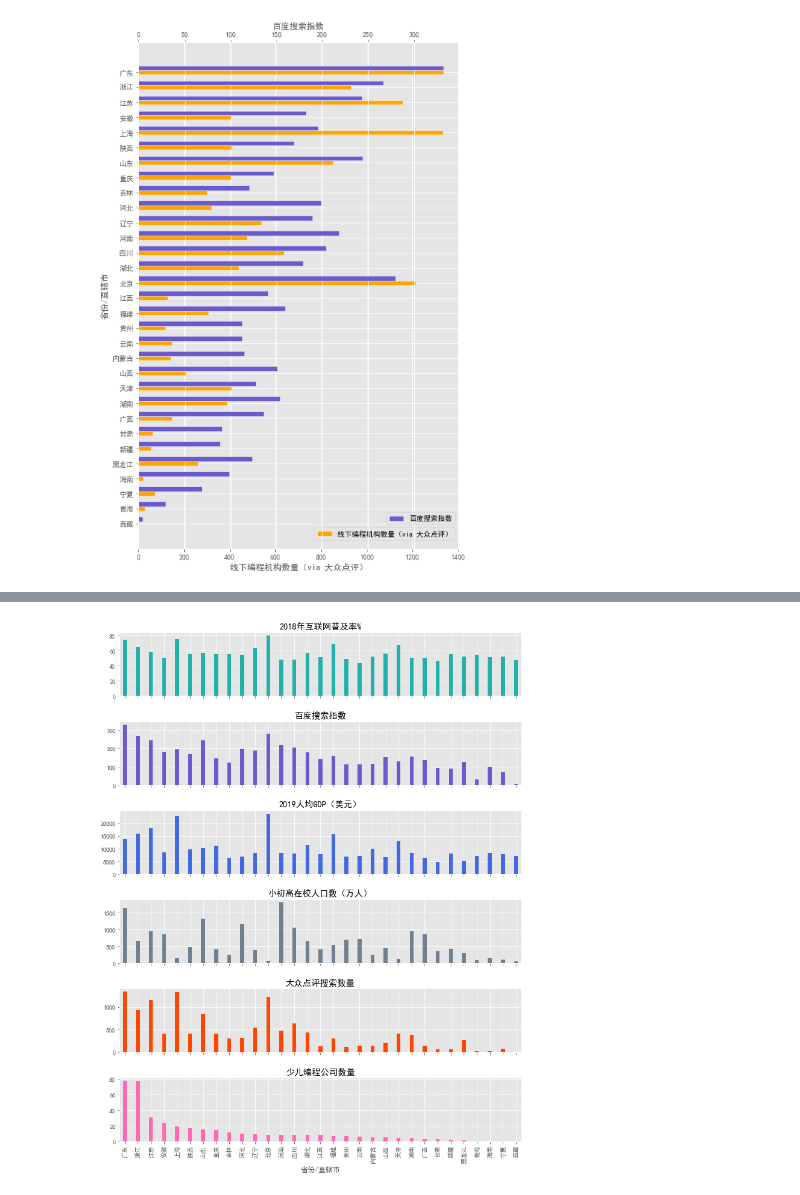
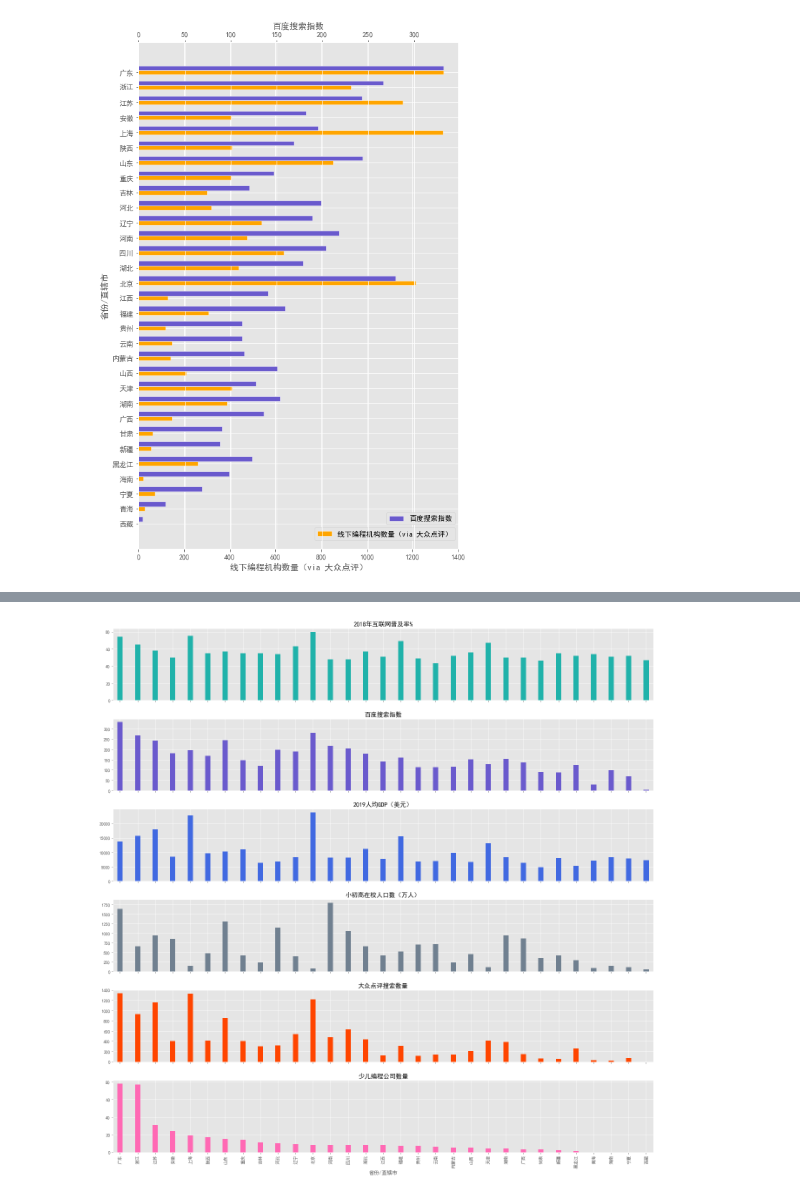
Before and after one commit to superhq221/hkbu_comm7330_2019, a Jupyter notebook: 7330group/program/7330group_dataprocessing__.ipynb, the cells around one changed output, grey strips where cells are left out. Drawn from its saved outputs; the diff is of its cells as text; code cells hidden in the pictures.

```diff
--- a/7330group/program/7330group_dataprocessing__.ipynb
+++ b/7330group/program/7330group_dataprocessing__.ipynb
@@ -350,13 +351,13 @@ for colname in order:
 # %%
 finaldf1 = finaldf.sort_values(by = '少儿编程公司数量',axis = 0,ascending = False)
 order = ['2018年互联网普及率%', '百度搜索指数', '2019人均GDP（美元）', '小初高在校人口数（万人）',
          '大众点评搜索数量', '少儿编程公司数量']
 finaldf1 = finaldf1[order]
 colors = ['lightseagreen','slateblue','royalblue','slategray','orangered','hotpink']
 finaldf1.plot(kind = 'bar', subplots = True, layout = (6, 1), sharex = True, sharey = False,width = 0.3,legend = False,
-               color = colors,figsize=(10, 13))
+               color = colors,figsize=(18, 18))
 plt.tight_layout(h_pad=2)
 plt.savefig('./finalgroup.jpg')
 plt.show()
 # %% [output]
-[figure, old version]
+[figure, new version]
```
Also changed, not shown: parts of 1 cell of this notebook.
